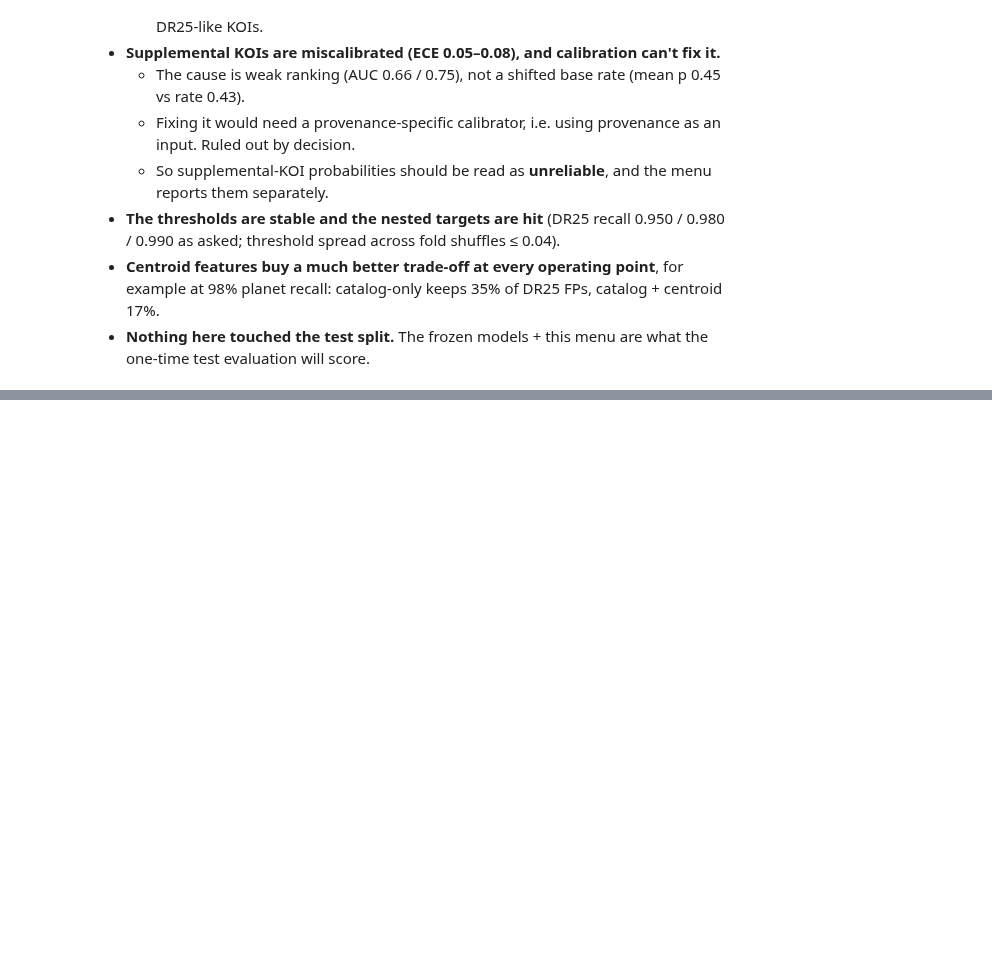
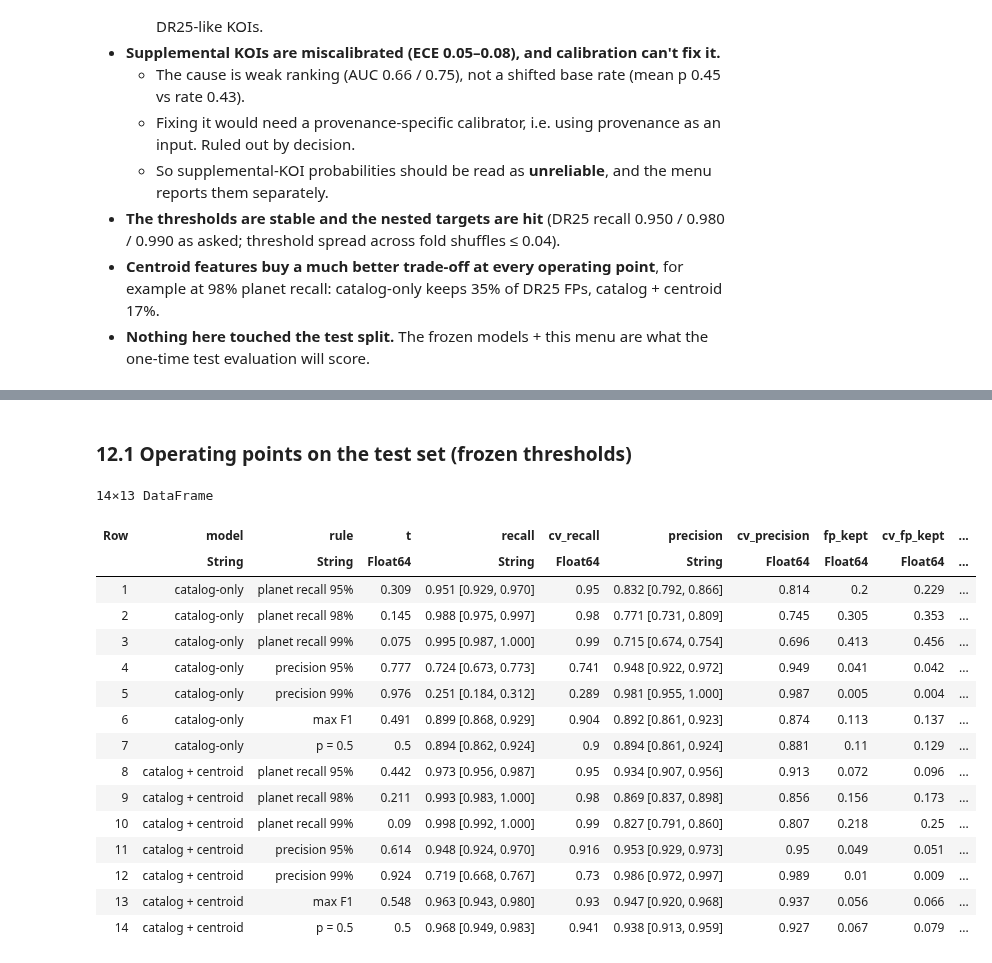
Before and after one commit to mburchnmsu/exoplanet-vetting, a Jupyter notebook: exo101326.ipynb, the cells around one changed output, grey strips where cells are left out. Cells and saved outputs as stored; diff of their text form; code cells hidden in the pictures; blank space fills up the shorter version.

```diff
--- a/exo101326.ipynb
+++ b/exo101326.ipynb
@@ -1040,0 +1054,23 @@ fig
+# %%
+tp5 = CSV.read(joinpath(CV_DIR, "test_predictions.csv"), DataFrame)
+yt, drt = Float64.(tp5.label), Bool.(tp5.dr25)
+conft = tp5.koi_disposition .== "CONFIRMED"
+@printf("test: %d KOIs, %d stars;  DR25 %d, supplemental %d;  planet rate %.3f\n",
+        nrow(tp5), length(unique(tp5.kepid)), sum(drt), sum(.!drt), mean(yt))
+test_models = [("catalog-only", tp5.p_catalog, final_models[1][2]), ("catalog + centroid", tp5.p_centroid, final_models[2][2])]
+auc_rows = NamedTuple[]
+for (mname, p, S) in test_models
+    for (sname, mt, mc) in (("DR25 KOIs (headline)", drt, dr), ("DR25 CONFIRMED vs FP", drt .& (conft .| (yt .== 0)), dr .& (conf .| (yf .== 0))),
+                            ("supplemental KOIs", .!drt, .!dr), ("all KOIs", trues(length(yt)), trues(length(yf))))
+        bs = star_bootstrap(yt[mt], p[mt], tp5.kepid[mt]; B = 2000)
+        cv_exp = mean(fast_auc(yf[mc], S[mc, r]) for r in axes(S, 2))
+        push!(auc_rows, (model = mname, subset = sname, n = sum(mt), test_auc = round(fast_auc(yt[mt], p[mt]); digits = 4),
+                         test_ci = @sprintf("[%.3f, %.3f]", bs.lo, bs.hi), cv_expected = round(cv_exp; digits = 4)))
+    end
+end
+mk = drt .& isfinite.(tp5.koi_score)
+push!(auc_rows, (model = "robovetter koi_score (reference)", subset = "DR25 KOIs (headline)", n = sum(mk),
+                 test_auc = round(fast_auc(yt[mk], tp5.koi_score[mk]); digits = 4), test_ci = "—", cv_expected = NaN))
+test_auc = DataFrame(auc_rows)
+CSV.write(joinpath(CV_DIR, "test_auc.csv"), test_auc)
+test_auc
@@ -1040,0 +1091,41 @@ fig
+# %% [markdown]
+### 12.1 Operating points on the test set (frozen thresholds)
+# %%
+cvmenu = CSV.read(joinpath(CV_DIR, "step5_operating_points.csv"), DataFrame)
+op_rows = NamedTuple[]
+for ((mname, p, _), key) in zip(test_models, ("catalog_only", "catalog_centroid")), (rname, rule) in RULES5
+    t = frozen[key]["thresholds"][string(rule)]
+    o = op_metrics(yt[drt], p[drt], t)
+    rec_bs = star_bootstrap(yt[drt], p[drt], tp5.kepid[drt]; B = 1000, metric = (a, b) -> op_metrics(a, b, t).recall)
+    prec_bs = star_bootstrap(yt[drt], p[drt], tp5.kepid[drt]; B = 1000, metric = (a, b) -> op_metrics(a, b, t).precision)
+    cvr = cvmenu[(cvmenu.model .== mname) .& (cvmenu.rule .== rname), :]
+    oc = op_metrics(yt[drt .& (conft .| (yt .== 0))], p[drt .& (conft .| (yt .== 0))], t)
+    os = op_metrics(yt[.!drt], p[.!drt], t)
+    push!(op_rows, (model = mname, rule = rname, t = round(t; digits = 3),
+                    recall = @sprintf("%.3f [%.3f, %.3f]", o.recall, rec_bs.lo, rec_bs.hi), cv_recall = cvr.dr25_recall[1],
+                    precision = @sprintf("%.3f [%.3f, %.3f]", o.precision, prec_bs.lo, prec_bs.hi), cv_precision = cvr.dr25_precision[1],
+                    fp_kept = round(o.fp_kept; digits = 3), cv_fp_kept = cvr.dr25_fp_kept[1],
+                    confirmed_lost = round(1 - oc.recall; digits = 3), cv_confirmed_lost = cvr.confirmed_lost[1],
+                    supp_recall = round(os.recall; digits = 2), supp_precision = round(os.precision; digits = 2)))
+end
+test_ops = DataFrame(op_rows)
+CSV.write(joinpath(CV_DIR, "test_operating_points.csv"), test_ops)
+test_ops
+# %% [output]
+14×13 DataFrame
+| Row | model | rule | t | recall | cv_recall | precision | cv_precision | fp_kept | cv_fp_kept | ... |
+|  | String | String | Float64 | String | Float64 | String | Float64 | Float64 | Float64 | ... |
+| 1 | catalog-only | planet recall 95% | 0.309 | 0.951 [0.929, 0.970] | 0.95 | 0.832 [0.792, 0.866] | 0.814 | 0.2 | 0.229 | ... |
+| 2 | catalog-only | planet recall 98% | 0.145 | 0.988 [0.975, 0.997] | 0.98 | 0.771 [0.731, 0.809] | 0.745 | 0.305 | 0.353 | ... |
+| 3 | catalog-only | planet recall 99% | 0.075 | 0.995 [0.987, 1.000] | 0.99 | 0.715 [0.674, 0.754] | 0.696 | 0.413 | 0.456 | ... |
+| 4 | catalog-only | precision 95% | 0.777 | 0.724 [0.673, 0.773] | 0.741 | 0.948 [0.922, 0.972] | 0.949 | 0.041 | 0.042 | ... |
+| 5 | catalog-only | precision 99% | 0.976 | 0.251 [0.184, 0.312] | 0.289 | 0.981 [0.955, 1.000] | 0.987 | 0.005 | 0.004 | ... |
+| 6 | catalog-only | max F1 | 0.491 | 0.899 [0.868, 0.929] | 0.904 | 0.892 [0.861, 0.923] | 0.874 | 0.113 | 0.137 | ... |
+| 7 | catalog-only | p = 0.5 | 0.5 | 0.894 [0.862, 0.924] | 0.9 | 0.894 [0.861, 0.924] | 0.881 | 0.11 | 0.129 | ... |
+| 8 | catalog + centroid | planet recall 95% | 0.442 | 0.973 [0.956, 0.987] | 0.95 | 0.934 [0.907, 0.956] | 0.913 | 0.072 | 0.096 | ... |
+| 9 | catalog + centroid | planet recall 98% | 0.211 | 0.993 [0.983, 1.000] | 0.98 | 0.869 [0.837, 0.898] | 0.856 | 0.156 | 0.173 | ... |
+| 10 | catalog + centroid | planet recall 99% | 0.09 | 0.998 [0.992, 1.000] | 0.99 | 0.827 [0.791, 0.860] | 0.807 | 0.218 | 0.25 | ... |
+| 11 | catalog + centroid | precision 95% | 0.614 | 0.948 [0.924, 0.970] | 0.916 | 0.953 [0.929, 0.973] | 0.95 | 0.049 | 0.051 | ... |
+| 12 | catalog + centroid | precision 99% | 0.924 | 0.719 [0.668, 0.767] | 0.73 | 0.986 [0.972, 0.997] | 0.989 | 0.01 | 0.009 | ... |
+| 13 | catalog + centroid | max F1 | 0.548 | 0.963 [0.943, 0.980] | 0.93 | 0.947 [0.920, 0.968] | 0.937 | 0.056 | 0.066 | ... |
+| 14 | catalog + centroid | p = 0.5 | 0.5 | 0.968 [0.949, 0.983] | 0.941 | 0.938 [0.913, 0.959] | 0.927 | 0.067 | 0.079 | ... |
```
Also changed, not shown: parts of 5 cells of this notebook, 11 other files.
